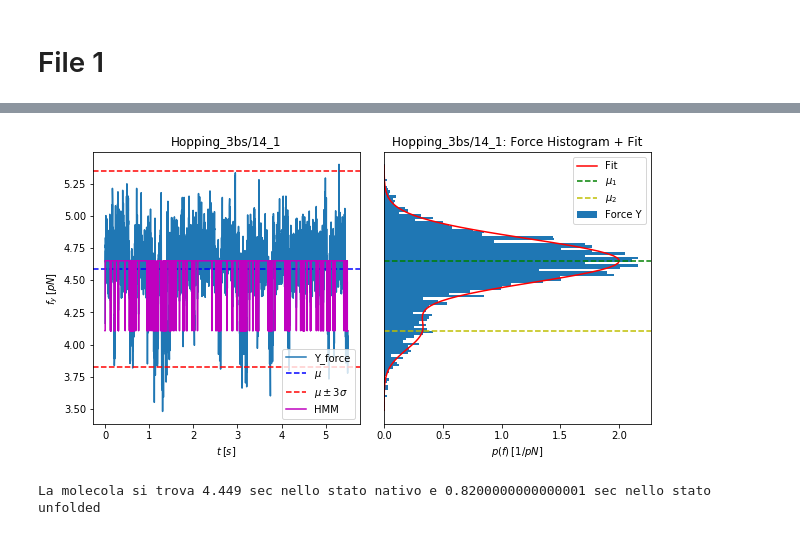
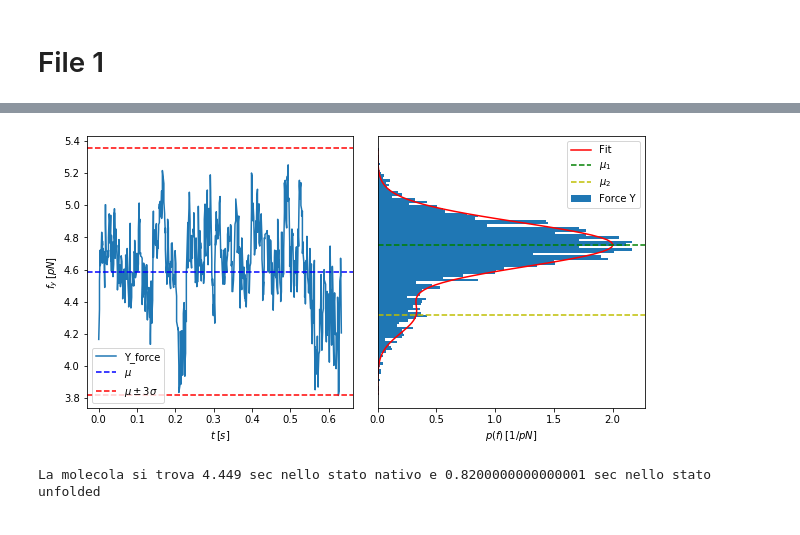
Before and after one commit to RiccardoTancredi/TesiTriennale, a Jupyter notebook: hopping14.ipynb, the cells around one changed output, grey strips where cells are left out. Drawn from its saved outputs; the diff is of its cells as text; code cells hidden in the pictures.

```diff
--- a/hopping14.ipynb
+++ b/hopping14.ipynb
@@ -70,9 +70,9 @@ w_N.append(prob[1])
 sigma_w_U.append(err_prob[0])
 sigma_w_N.append(err_prob[1])
 # %%
-grafici.subplots(fitting_par, 600)
+grafici.subplots(fitting_par, Markov=False, n_points_fig=600)
 # %% [output]
-[figure, old version]
+[figure, new version]
 # %%
 native, unfolded = grafici.hmm_analysis(fitting_par)
 native_time.append(native)
```
Also changed, not shown: parts of 16 cells of this notebook, 5 other files.
